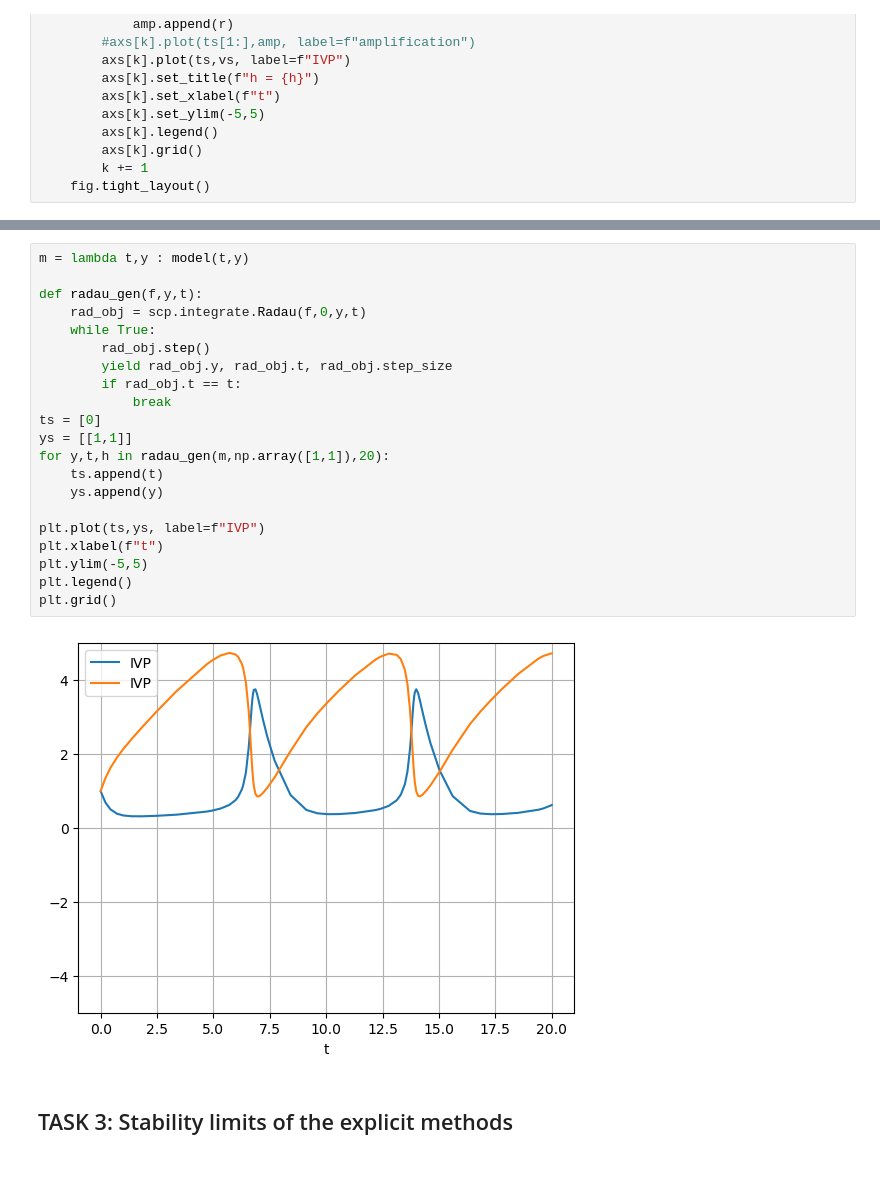
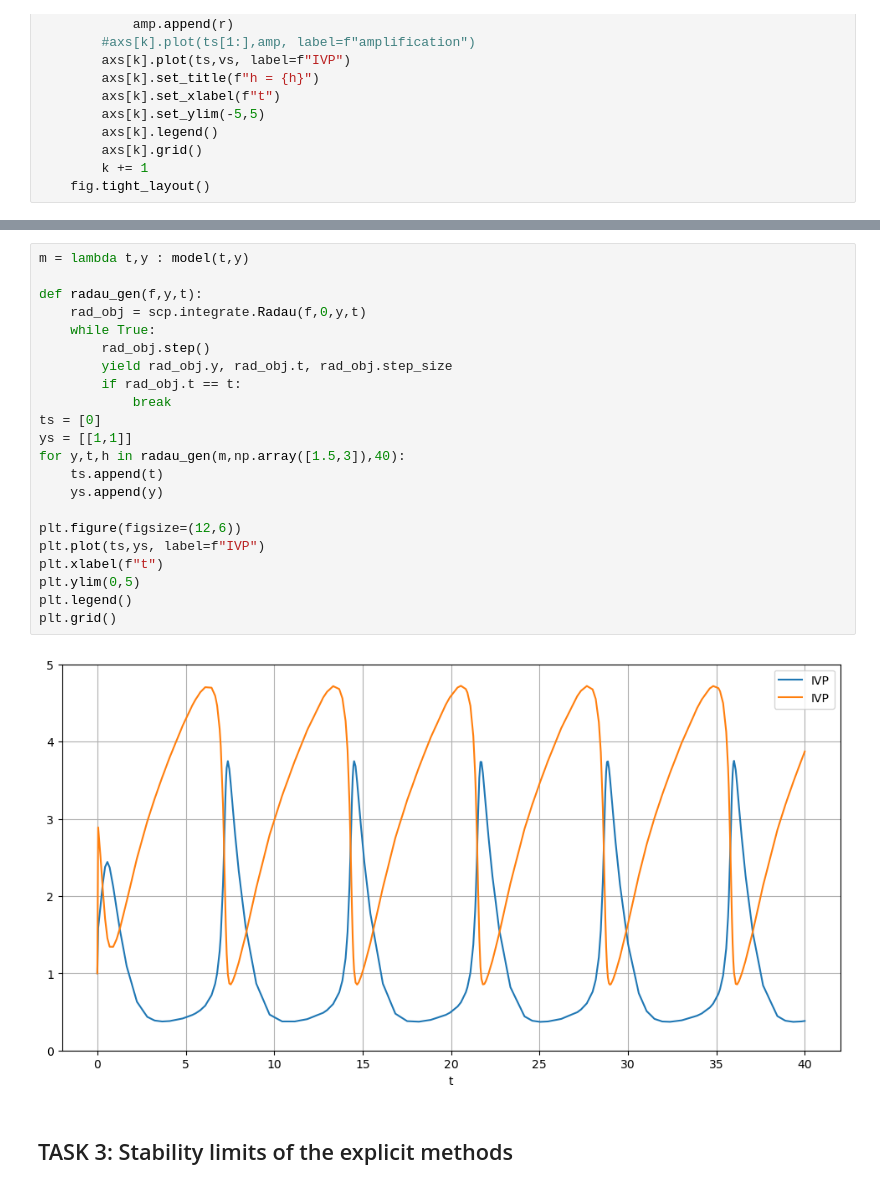
Before and after one commit to VogelBenjamin/Integration-of-Stiff-ODEs, a Jupyter notebook: Integration of stiff ODE-Brusselator.ipynb, the cells around one changed output, grey strips where cells are left out. Drawn from its saved outputs; the diff is of its cells as text.

```diff
--- a/Integration of stiff ODE-Brusselator.ipynb
+++ b/Integration of stiff ODE-Brusselator.ipynb
@@ -367,26 +367,27 @@ plot_IVP(m,np.array([1,1]),20,method=embedd_RK_3)
 # %%
 m = lambda t,y : model(t,y)
 
 def radau_gen(f,y,t):
     rad_obj = scp.integrate.Radau(f,0,y,t)
     while True:
         rad_obj.step()
         yield rad_obj.y, rad_obj.t, rad_obj.step_size
         if rad_obj.t == t:
             break
 ts = [0]
 ys = [[1,1]]
-for y,t,h in radau_gen(m,np.array([1,1]),20):
+for y,t,h in radau_gen(m,np.array([1.5,3]),40):
     ts.append(t)
     ys.append(y)
 
+plt.figure(figsize=(12,6))
 plt.plot(ts,ys, label=f"IVP")
 plt.xlabel(f"t")
-plt.ylim(-5,5)
+plt.ylim(0,5)
 plt.legend()
 plt.grid()
 # %% [output]
-[figure, old version]
+[figure, new version]
 # %% [markdown]
 ## TASK 3: Stability limits of the explicit methods
 # %%
```
Also changed, not shown: parts of 13 cells of this notebook.
